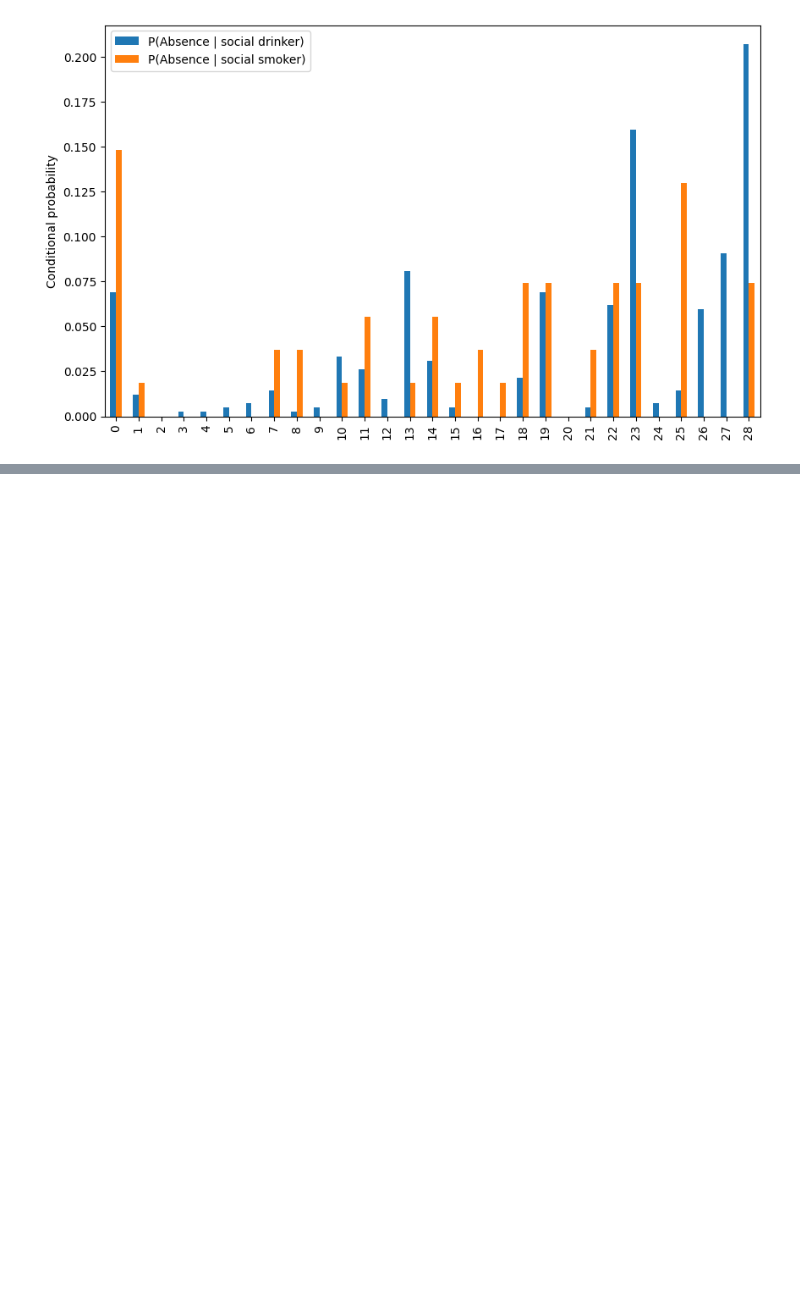
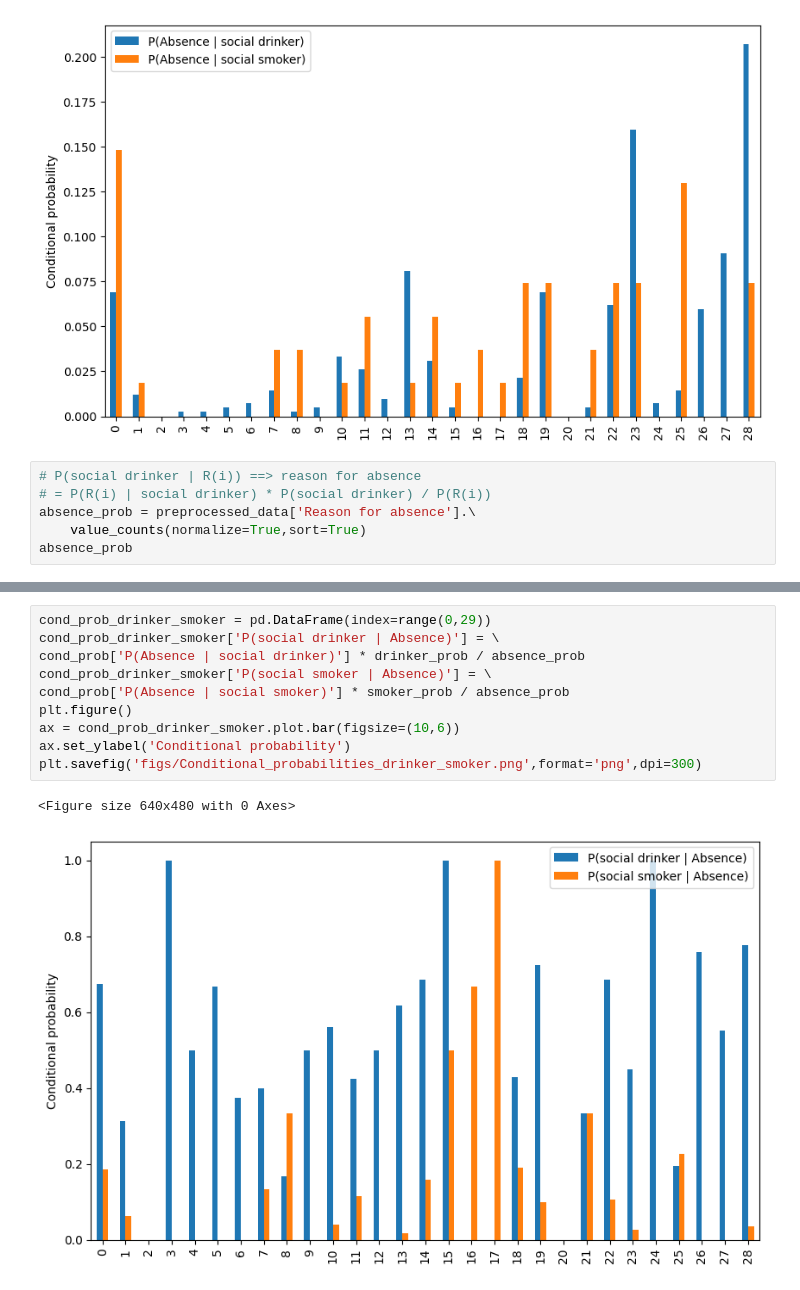
Before and after one commit to Maansy/Absenteeism-at-Work, a Jupyter notebook: AbsenteeismAtWork.ipynb, the cells around one changed output, grey strips where cells are left out. Saved outputs shown, nothing was run; the diff lists cells and outputs as text; blank space fills up the shorter version.

```diff
--- a/AbsenteeismAtWork.ipynb
+++ b/AbsenteeismAtWork.ipynb
@@ -191,3 +191,9 @@ plt.savefig('figs/Conditional_probabilities.png',format='png',dpi = 300)
 # %% [output]
 <Figure size 640x480 with 0 Axes>
 [figure]
+# %%
+# P(social drinker | R(i)) ==> reason for absence
+# = P(R(i) | social drinker) * P(social drinker) / P(R(i))
+absence_prob = preprocessed_data['Reason for absence'].\
+    value_counts(normalize=True,sort=True)
+absence_prob
@@ -193,0 +218,13 @@ plt.savefig('figs/Conditional_probabilities.png',format='png',dpi = 300)
+# %%
+cond_prob_drinker_smoker = pd.DataFrame(index=range(0,29))
+cond_prob_drinker_smoker['P(social drinker | Absence)'] = \
+cond_prob['P(Absence | social drinker)'] * drinker_prob / absence_prob
+cond_prob_drinker_smoker['P(social smoker | Absence)'] = \
+cond_prob['P(Absence | social smoker)'] * smoker_prob / absence_prob
+plt.figure()
+ax = cond_prob_drinker_smoker.plot.bar(figsize=(10,6))
+ax.set_ylabel('Conditional probability')
+plt.savefig('figs/Conditional_probabilities_drinker_smoker.png',format='png',dpi=300)
+# %% [output]
+<Figure size 640x480 with 0 Axes>
+[figure, added]
```
Also changed, not shown: parts of 13 cells of this notebook, 8 other files.
